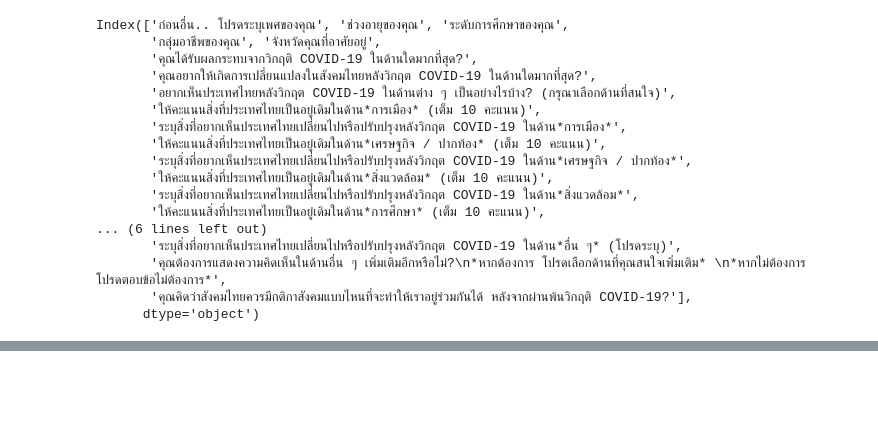
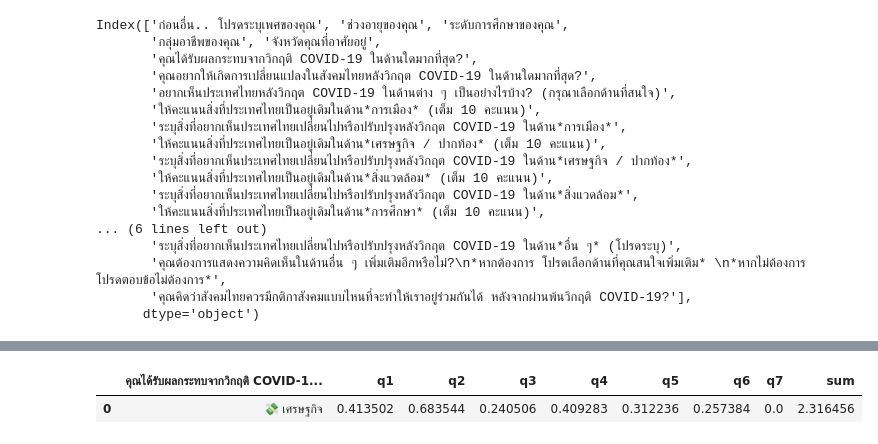
Before and after one commit to amnnma/dstoolbox, a Jupyter notebook: Work.ipynb, the cells around one changed output, grey strips where cells are left out. Saved outputs shown, nothing was run; the diff lists cells and outputs as text; code cells hidden in the pictures; blank space fills up the shorter version.

```diff
--- a/Work.ipynb
+++ b/Work.ipynb
@@ -84,2 +84,9 @@ sum_report.head(20)
+# %%
+qdf =  pandasql.sqldf("select * from sum_report order by sum desc")
+
+qdf.head(20)
+# %% [output]
+|  | คุณได้รับผลกระทบจากวิกฤติ COVID-1... | q1 | q2 | q3 | q4 | q5 | q6 | q7 | sum |
+| 0 | 💸 เศรษฐกิจ | 0.413502 | 0.683544 | 0.240506 | 0.409283 | 0.312236 | 0.257384 | 0.0 | 2.316456 |
 # %%
 qdf.to_csv('score.csv', encoding='utf8', index=False)
```
Also changed, not shown: parts of 15 cells of this notebook, 9 other files.
